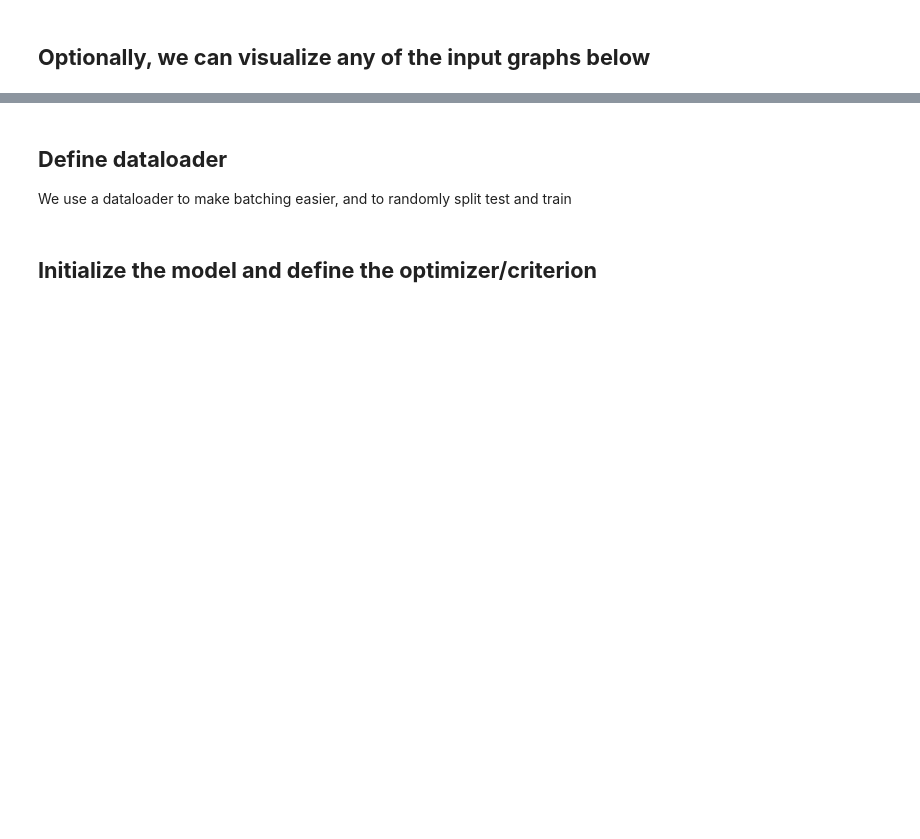
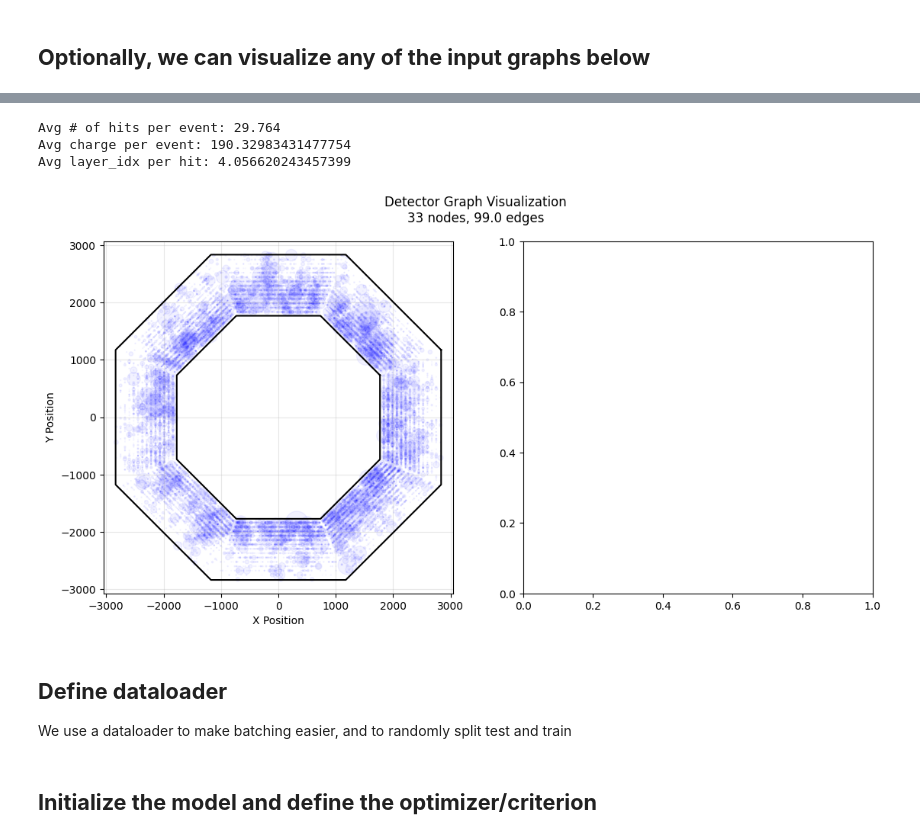
Before and after one commit to RowanKell/work_eic, a Jupyter notebook: macros/Timing_estimation/GNN_Energy.ipynb, the cells around one changed output, grey strips where cells are left out. Drawn from its saved outputs; the diff is of its cells as text; code cells hidden in the pictures; blank space fills up the shorter version.

```diff
--- a/macros/Timing_estimation/GNN_Energy.ipynb
+++ b/macros/Timing_estimation/GNN_Energy.ipynb
@@ -368,3 +467,11 @@ visualize_detector_graph(dataset,graph_idx = 2)
+# %%
+visualize_many_detector_graphs(dataset, num_graphs = 500)
+# visualize_many_detector_graphs(dataset_n, num_graphs = 500)
+# %% [output]
+Avg # of hits per event: 29.764
+Avg charge per event: 190.32983431477754
+Avg layer_idx per hit: 4.056620243457399
+[figure, added]
 # %% [markdown]
 ## **Define dataloader**
 
```
Also changed, not shown: parts of 36 cells of this notebook, 7 other files.
